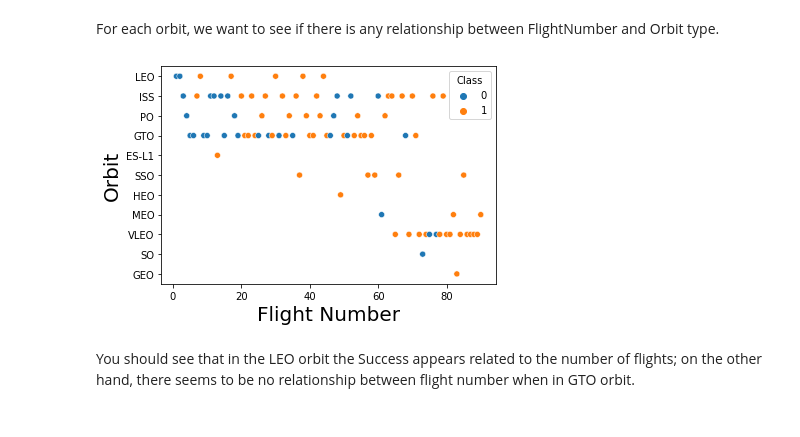
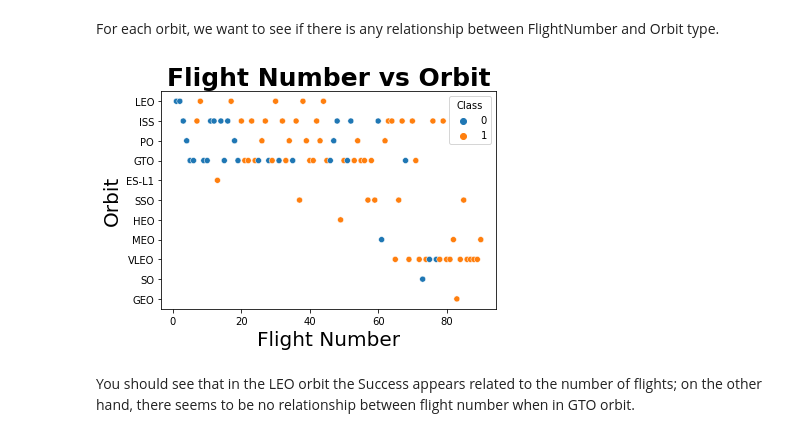
Before and after one commit to byvfx/ibm_ds_capstone, a Jupyter notebook: jupyter-labs-eda-dataviz.ipynb, the cells around one changed output. Saved outputs shown, nothing was run; the diff lists cells and outputs as text; code cells hidden in the pictures.

```diff
--- a/jupyter-labs-eda-dataviz.ipynb
+++ b/jupyter-labs-eda-dataviz.ipynb
@@ -133,11 +137,12 @@ For each orbit, we want to see if there is any relationship between FlightNumber
 # %%
 # Plot a scatter point chart with x axis to be FlightNumber and y axis to be the Orbit, and hue to be the class value
 sns.scatterplot(y="Orbit", x="FlightNumber", hue="Class", data=df)
+plt.title("Flight Number vs Orbit",fontsize=25,fontweight='bold')
 plt.xlabel("Flight Number",fontsize=20)
 plt.ylabel("Orbit",fontsize=20)
 plt.show()
 # %% [output]
-[figure, old version]
+[figure, new version]
 # %% [markdown]
 You should see that in the LEO orbit the Success appears related to the number of flights; on the other hand, there seems to be no relationship between flight number when in GTO orbit.
 # %% [markdown]
```
Also changed, not shown: parts of 6 cells of this notebook.
